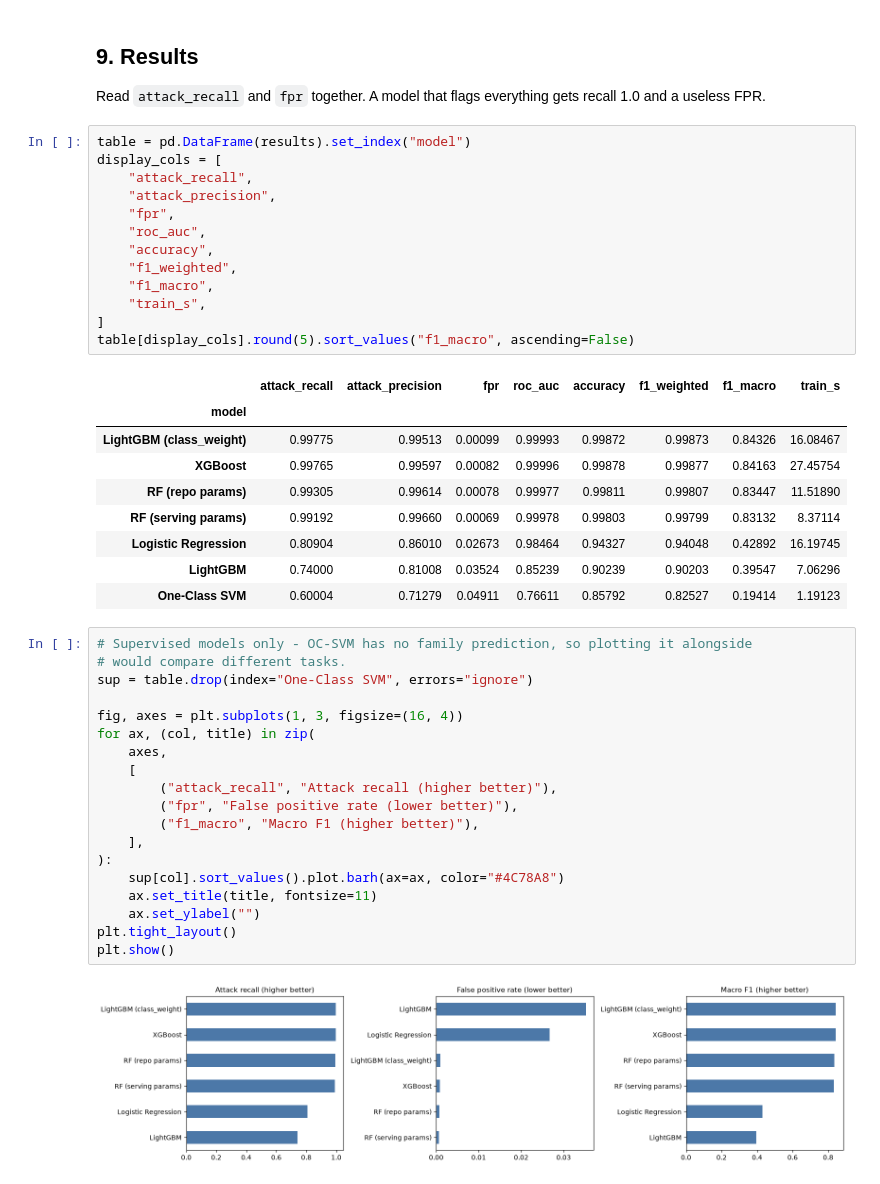
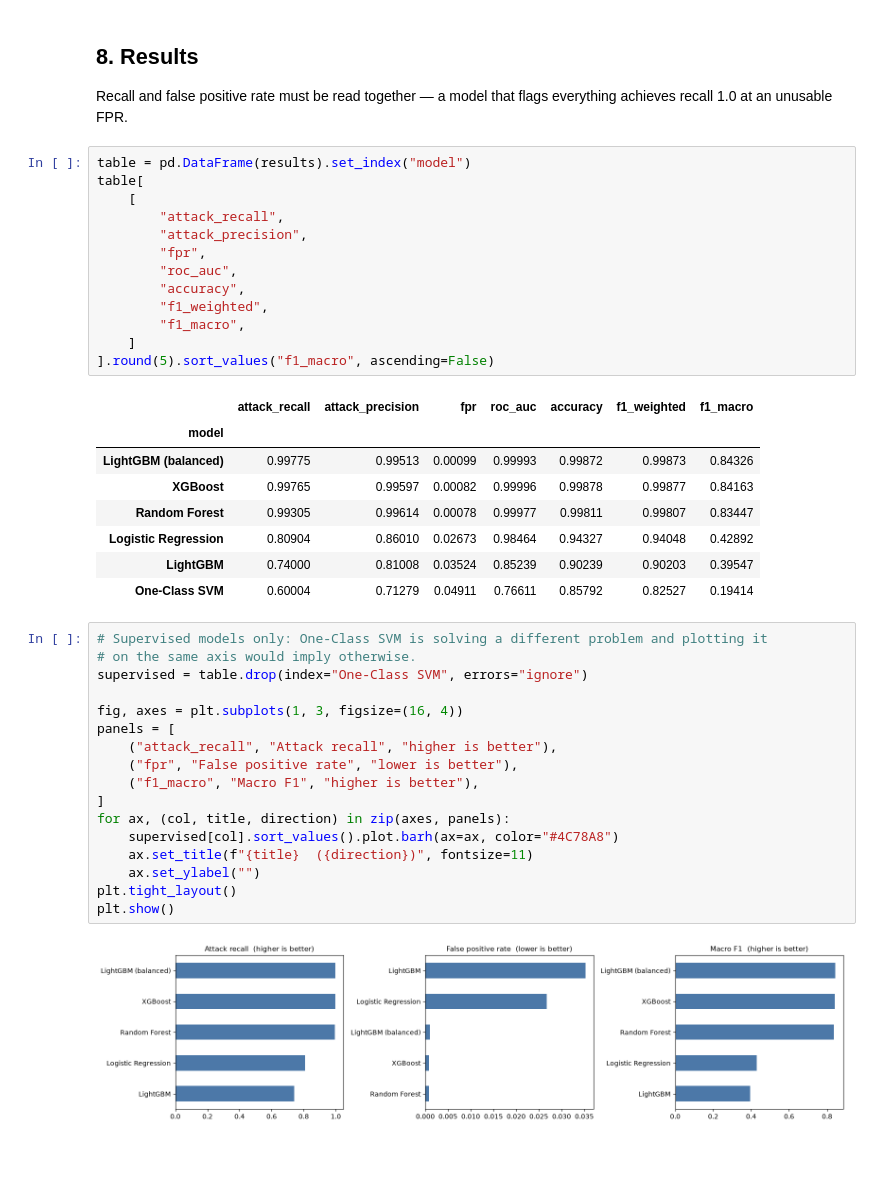
Before and after one commit to himanshu-45naik/Network-intrusion-detection, a Jupyter notebook: analysis/model_comparison.ipynb, the cells around one changed output. Drawn from its saved outputs; the diff is of its cells as text; blank space fills up the shorter version.

```diff
--- a/analysis/model_comparison.ipynb
+++ b/analysis/model_comparison.ipynb
@@ -633,49 +643,46 @@ multiclass metrics are meaningless here - it has no notion of attack family
 # %% [markdown]
-## 9. Results
+## 8. Results
 
-Read `attack_recall` and `fpr` together. A model that flags everything gets recall 1.0
-and a useless FPR.
+Recall and false positive rate must be read together — a model that flags everything
+achieves recall 1.0 at an unusable FPR.
 # %%
 table = pd.DataFrame(results).set_index("model")
-display_cols = [
-    "attack_recall",
-    "attack_precision",
-    "fpr",
-    "roc_auc",
-    "accuracy",
-    "f1_weighted",
-    "f1_macro",
-    "train_s",
-]
-table[display_cols].round(5).sort_values("f1_macro", ascending=False)
+table[
+    [
+        "attack_recall",
+        "attack_precision",
+        "fpr",
+        "roc_auc",
+        "accuracy",
+        "f1_weighted",
+        "f1_macro",
+    ]
+].round(5).sort_values("f1_macro", ascending=False)
 # %% [output]
-|  | attack_recall | attack_precision | fpr | roc_auc | accuracy | f1_weighted | f1_macro | train_s |
-| model |  |  |  |  |  |  |  |  |
-| LightGBM (class_weight) | 0.99775 | 0.99513 | 0.00099 | 0.99993 | 0.99872 | 0.99873 | 0.84326 | 16.08467 |
-| XGBoost | 0.99765 | 0.99597 | 0.00082 | 0.99996 | 0.99878 | 0.99877 | 0.84163 | 27.45754 |
-| RF (repo params) | 0.99305 | 0.99614 | 0.00078 | 0.99977 | 0.99811 | 0.99807 | 0.83447 | 11.51890 |
-| RF (serving params) | 0.99192 | 0.99660 | 0.00069 | 0.99978 | 0.99803 | 0.99799 | 0.83132 | 8.37114 |
-| Logistic Regression | 0.80904 | 0.86010 | 0.02673 | 0.98464 | 0.94327 | 0.94048 | 0.42892 | 16.19745 |
-| LightGBM | 0.74000 | 0.81008 | 0.03524 | 0.85239 | 0.90239 | 0.90203 | 0.39547 | 7.06296 |
-| One-Class SVM | 0.60004 | 0.71279 | 0.04911 | 0.76611 | 0.85792 | 0.82527 | 0.19414 | 1.19123 |
+|  | attack_recall | attack_precision | fpr | roc_auc | accuracy | f1_weighted | f1_macro |
+| model |  |  |  |  |  |  |  |
+| LightGBM (balanced) | 0.99775 | 0.99513 | 0.00099 | 0.99993 | 0.99872 | 0.99873 | 0.84326 |
+| XGBoost | 0.99765 | 0.99597 | 0.00082 | 0.99996 | 0.99878 | 0.99877 | 0.84163 |
+| Random Forest | 0.99305 | 0.99614 | 0.00078 | 0.99977 | 0.99811 | 0.99807 | 0.83447 |
+| Logistic Regression | 0.80904 | 0.86010 | 0.02673 | 0.98464 | 0.94327 | 0.94048 | 0.42892 |
+| LightGBM | 0.74000 | 0.81008 | 0.03524 | 0.85239 | 0.90239 | 0.90203 | 0.39547 |
+| One-Class SVM | 0.60004 | 0.71279 | 0.04911 | 0.76611 | 0.85792 | 0.82527 | 0.19414 |
 # %%
-# Supervised models only - OC-SVM has no family prediction, so plotting it alongside
-# would compare different tasks.
-sup = table.drop(index="One-Class SVM", errors="ignore")
+# Supervised models only: One-Class SVM is solving a different problem and plotting it
+# on the same axis would imply otherwise.
+supervised = table.drop(index="One-Class SVM", errors="ignore")
 
 fig, axes = plt.subplots(1, 3, figsize=(16, 4))
-for ax, (col, title) in zip(
-    axes,
-    [
-        ("attack_recall", "Attack recall (higher better)"),
-        ("fpr", "False positive rate (lower better)"),
-        ("f1_macro", "Macro F1 (higher better)"),
-    ],
-):
-    sup[col].sort_values().plot.barh(ax=ax, color="#4C78A8")
-    ax.set_title(title, fontsize=11)
+panels = [
+    ("attack_recall", "Attack recall", "higher is better"),
+    ("fpr", "False positive rate", "lower is better"),
+    ("f1_macro", "Macro F1", "higher is better"),
+]
+for ax, (col, title, direction) in zip(axes, panels):
+    supervised[col].sort_values().plot.barh(ax=ax, color="#4C78A8")
+    ax.set_title(f"{title}  ({direction})", fontsize=11)
     ax.set_ylabel("")
 plt.tight_layout()
 plt.show()
 # %% [output]
-[figure, old version]
+[figure, new version]
```
Also changed, not shown: parts of 53 cells of this notebook, 6 other files.
